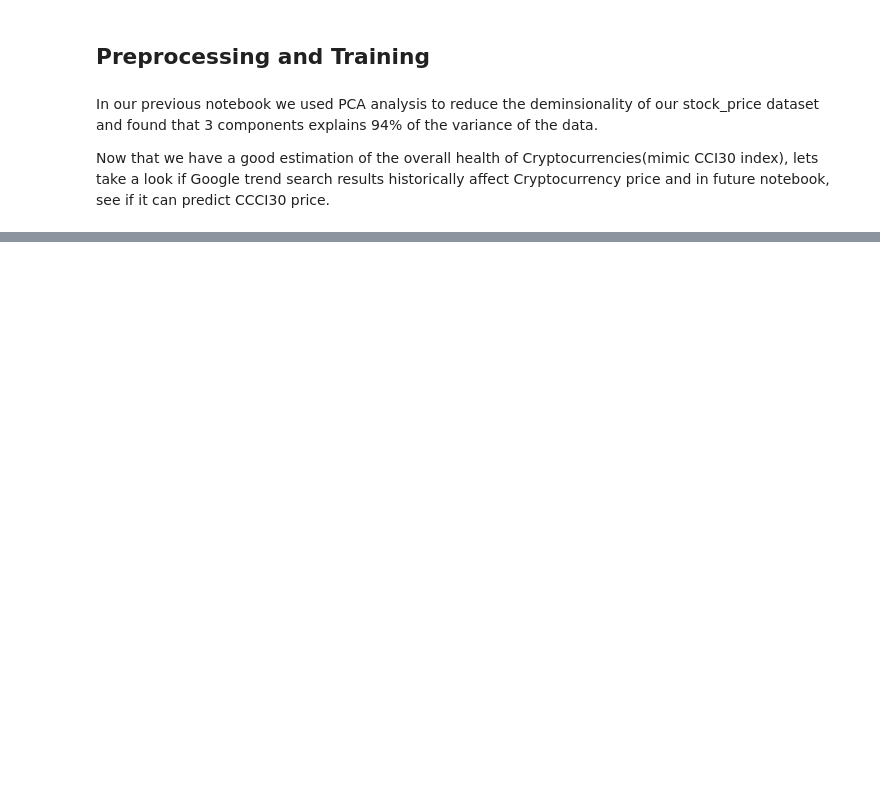
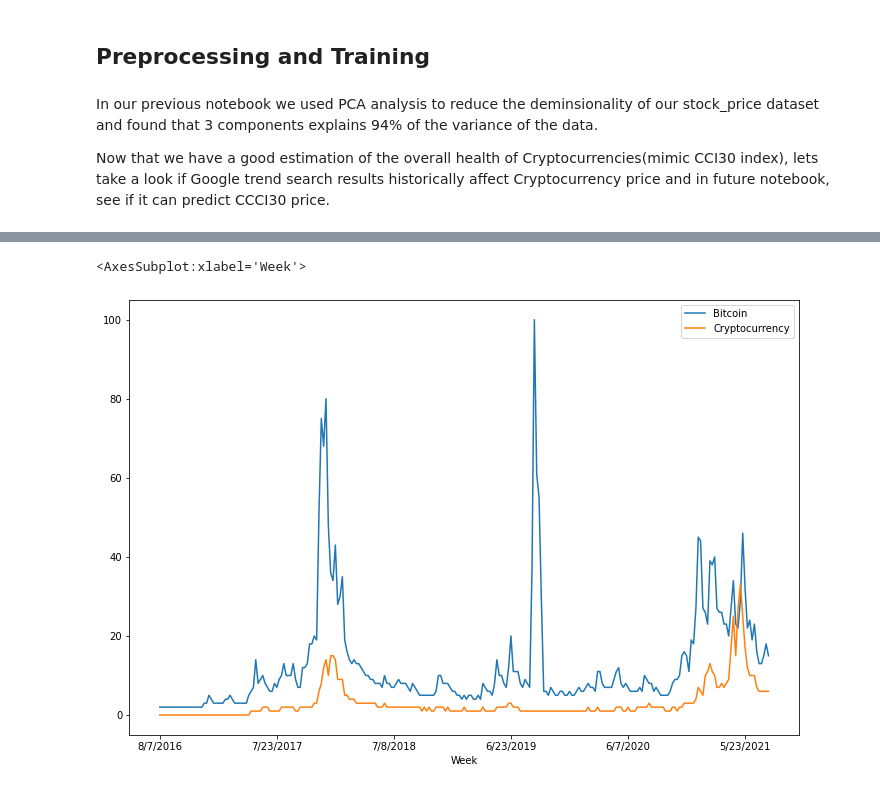
Before and after one commit to kenneykwan/Springboard, a Jupyter notebook: Capstone2-CCI30Index/Capstone 2 - Preprocessing and Training.ipynb, the cells around one changed output, grey strips where cells are left out. Cells and saved outputs as stored; diff of their text form; code cells hidden in the pictures; blank space fills up the shorter version.

```diff
--- a/Capstone2-CCI30Index/Capstone 2 - Preprocessing and Training.ipynb
+++ b/Capstone2-CCI30Index/Capstone 2 - Preprocessing and Training.ipynb
@@ -58,0 +46,2 @@ Name: Category: All categories, Length: 262, dtype: object
+# %%
+gtrends.columns = ['Week', 'Bitcoin', 'Cryptocurrency']
@@ -58,0 +63,7 @@ Name: Category: All categories, Length: 262, dtype: object
+# %%
+#replace all instances of '<1' in the cryptocurrency column with 0
+
+gtrends= gtrends.replace('<1',0)
+
+gtrends['Cryptocurrency'] = pd.to_numeric(gtrends['Cryptocurrency'])
+gtrends.info()
@@ -58,0 +81,5 @@ Name: Category: All categories, Length: 262, dtype: object
+# %%
+gtrends.plot(y = ['Bitcoin', 'Cryptocurrency'], x = 'Week', figsize=(12, 8))
+# %% [output]
+<AxesSubplot:xlabel='Week'>
+[figure, added]
```
Also changed, not shown: parts of 9 cells of this notebook, 3 other files.
